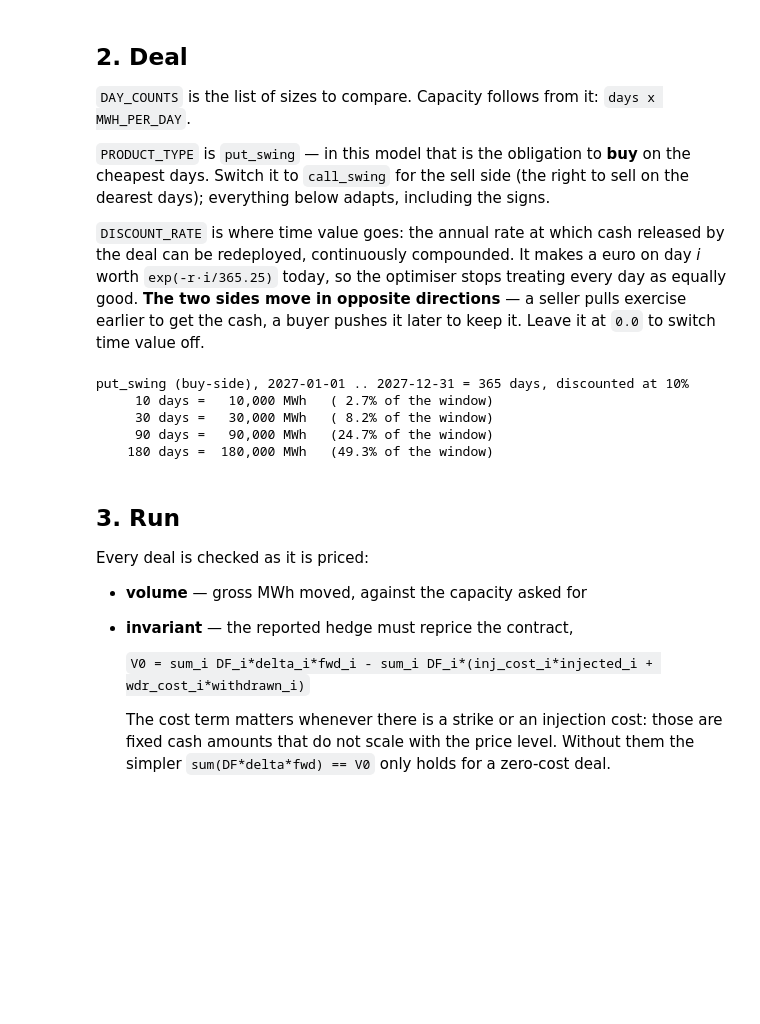
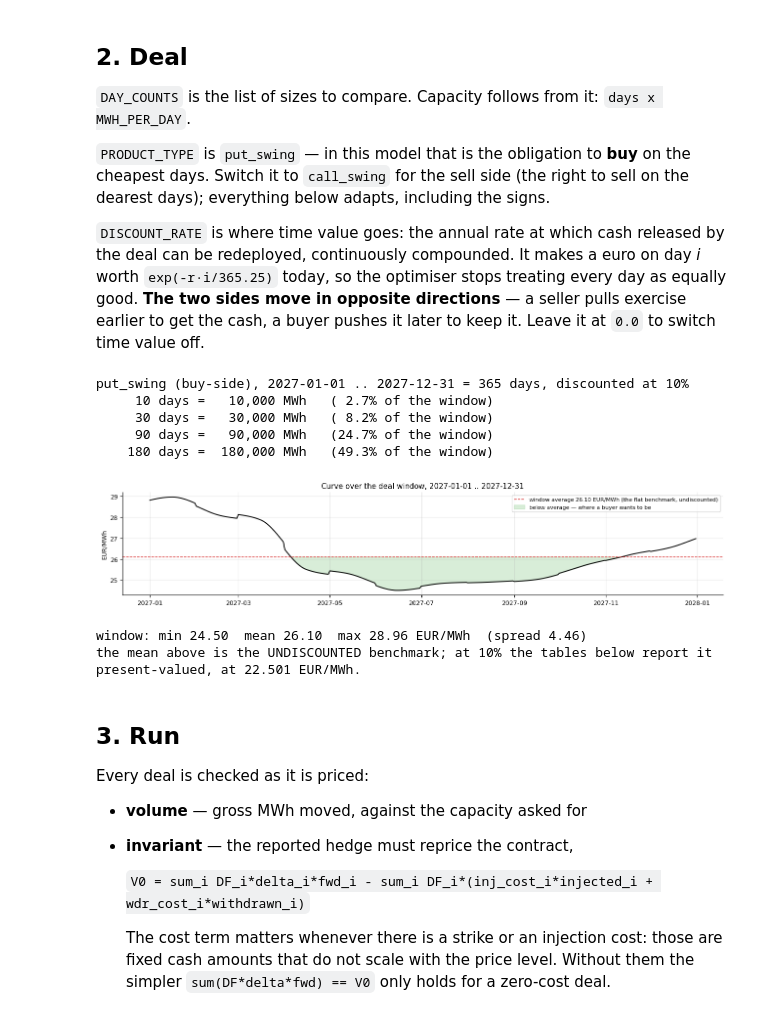
Before and after one commit to dmitry-goryunov/Storage, a Jupyter notebook: Products.ipynb, the cells around one changed output. Drawn from its saved outputs; the diff is of its cells as text; code cells hidden in the pictures; blank space fills up the shorter version.

```diff
--- a/Products.ipynb
+++ b/Products.ipynb
@@ -89,27 +121,52 @@ cash, a buyer pushes it later to keep it. Leave it at `0.0` to switch time value
 # %%
 PRODUCT_TYPE  = "put_swing"                 # "put_swing" = buy | "call_swing" = sell
 START, END    = "2027-01-01", "2027-12-31"
 DAY_COUNTS    = [10, 30, 90, 180]
 MWH_PER_DAY   = 1_000
 
 VOL           = 0.50    # annualised
 SMR           = 1.0     # mean reversion per year
 DISCOUNT_RATE = 0.10    # annual, continuously compounded; 0.0 = no time value
 N_P           = 30      # price-tree half-width; checked in section 6
 CLIPS_PER_DAY = 1       # exercise is all-or-nothing on a day
 
 WINDOW_DAYS = (pd.Timestamp(END) - pd.Timestamp(START)).days + 1
 SIDE = "buy" if PRODUCT_TYPE == "put_swing" else "sell"
 print(f"{PRODUCT_TYPE} ({SIDE}-side), {START} .. {END} = {WINDOW_DAYS} days, "
       f"discounted at {DISCOUNT_RATE:.0%}")
 for d in DAY_COUNTS:
     print(f"   {d:4d} days = {d * MWH_PER_DAY:>8,} MWh   ({d / WINDOW_DAYS:5.1%} of the window)")
+
+# The slice of that curve the deal actually exercises over.
+_win = pd.date_range(START, END, freq="D")
+_dc = sm.smoothen_curve(sm.map_curve_to_dates(
+    pd.date_range(CURVE["contractStart"].min(), CURVE["contractEnd"].max(), freq="D"), CURVE))
+_dw = _dc.reindex(_win)
+fig, ax = plt.subplots(figsize=(13, 2.8))
+ax.plot(_dw.index, _dw.values, color="black", lw=1.4)
+ax.axhline(_dw.mean(), color="tab:red", ls="--", lw=1,
+           label=f"window average {_dw.mean():.2f} EUR/MWh (the flat benchmark, undiscounted)")
+ax.fill_between(_dw.index, _dw.values, _dw.mean(), where=_dw.values < _dw.mean(),
+                color="tab:green", alpha=.18, label="below average — where a buyer wants to be")
+ax.set_ylabel("EUR/MWh"); ax.legend(loc="best", fontsize=8)
+ax.set_title(f"Curve over the deal window, {START} .. {END}")
+plt.tight_layout(); plt.show()
+_pv = float((_dw.values * np.exp(-DISCOUNT_RATE *
+             np.arange((pd.Timestamp(START) - VAL_DATE).days,
+                       (pd.Timestamp(START) - VAL_DATE).days + len(_dw)) / 365.25)).mean())
+print(f"window: min {_dw.min():.2f}  mean {_dw.mean():.2f}  max {_dw.max():.2f} EUR/MWh  "
+      f"(spread {_dw.max() - _dw.min():.2f})")
+print(f"the mean above is the UNDISCOUNTED benchmark; at {DISCOUNT_RATE:.0%} the tables below "
+      f"report it present-valued, at {_pv:.3f} EUR/MWh.")
 # %% [output]
 put_swing (buy-side), 2027-01-01 .. 2027-12-31 = 365 days, discounted at 10%
      10 days =   10,000 MWh   ( 2.7% of the window)
      30 days =   30,000 MWh   ( 8.2% of the window)
      90 days =   90,000 MWh   (24.7% of the window)
     180 days =  180,000 MWh   (49.3% of the window)
+[figure, added]
+window: min 24.50  mean 26.10  max 28.96 EUR/MWh  (spread 4.46)
+the mean above is the UNDISCOUNTED benchmark; at 10% the tables below report it present-valued, at 22.501 EUR/MWh.
 # %% [markdown]
 ## 3. Run
 
```
Also changed, not shown: parts of 2 cells of this notebook, 1 other file.
